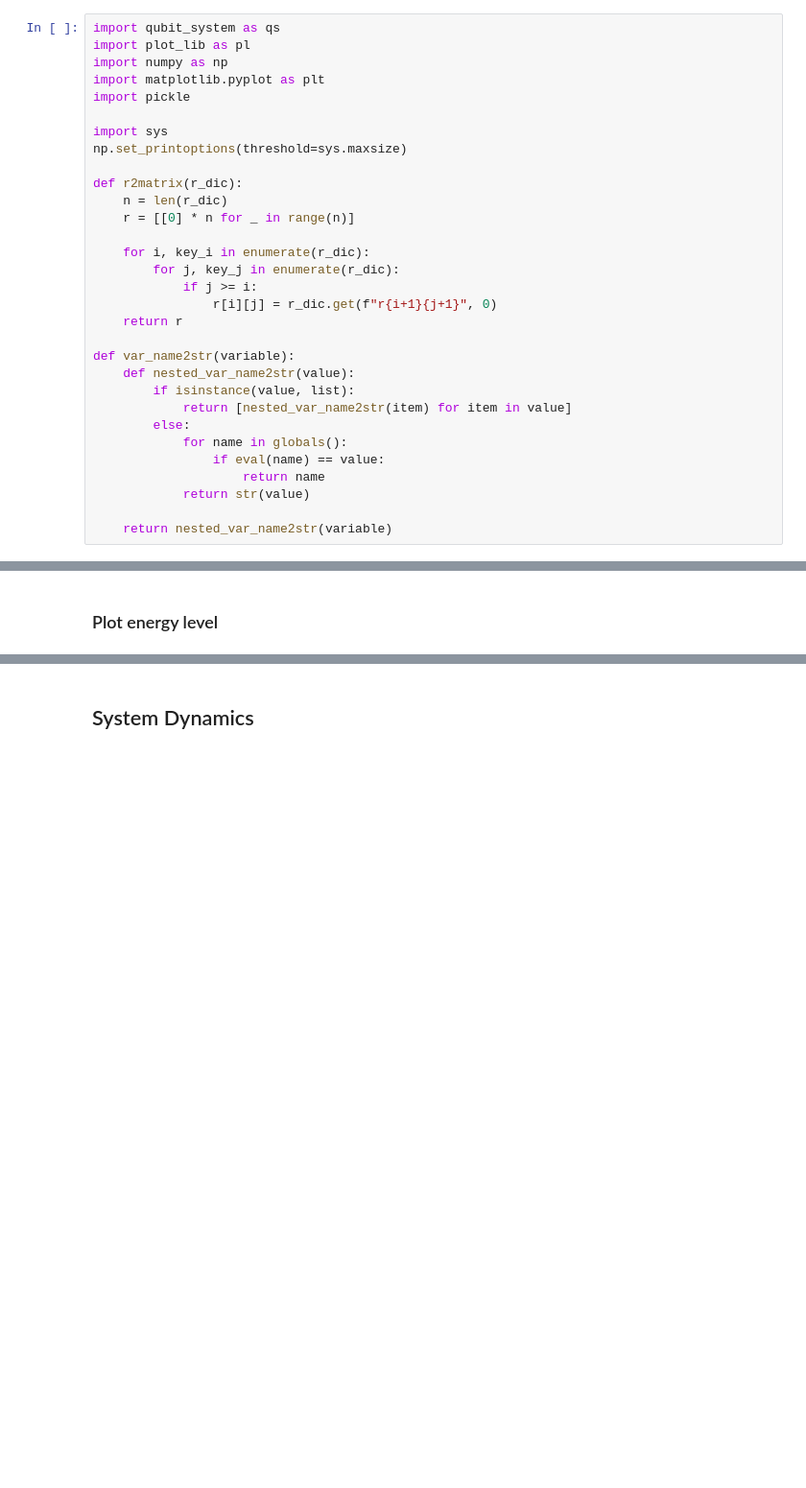
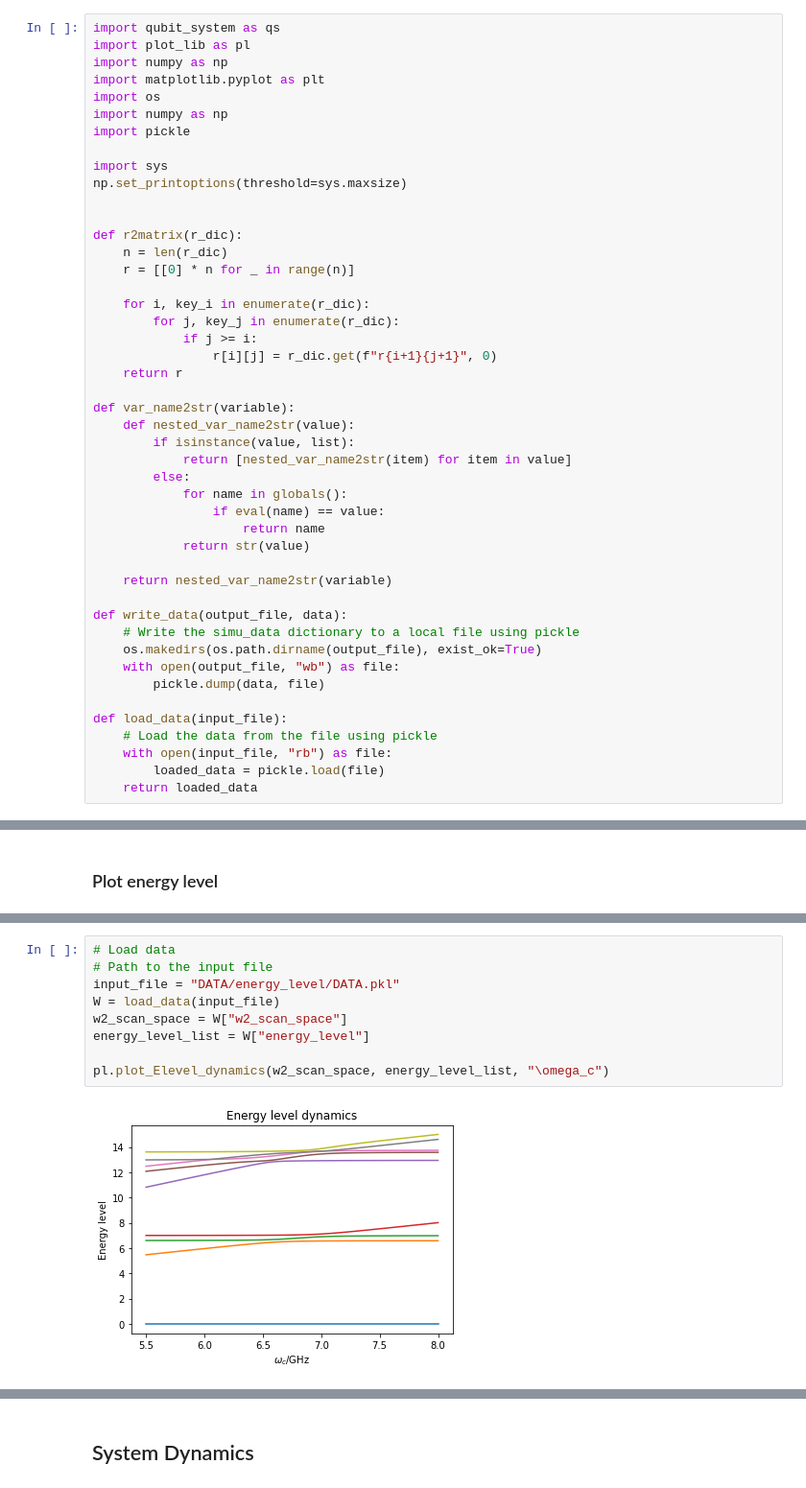
Before and after one commit to RunawayFancy/QuSim, a Jupyter notebook: reconstructed_enr_ver/debug.ipynb, the cells around one changed output, grey strips where cells are left out. Shown at 96% size. Saved outputs shown, nothing was run; the diff lists cells and outputs as text; blank space fills up the shorter version.

```diff
--- a/reconstructed_enr_ver/debug.ipynb
+++ b/reconstructed_enr_ver/debug.ipynb
@@ -5,10 +5,13 @@ import qubit_system as qs
 import plot_lib as pl
 import numpy as np
 import matplotlib.pyplot as plt
+import os
+import numpy as np
 import pickle
 
 import sys
 np.set_printoptions(threshold=sys.maxsize)
+
 
 def r2matrix(r_dic):
     n = len(r_dic)
@@ -31,6 +34,18 @@ def var_name2str(variable):
             return str(value)
 
     return nested_var_name2str(variable)
+
+def write_data(output_file, data):
+    # Write the simu_data dictionary to a local file using pickle
+    os.makedirs(os.path.dirname(output_file), exist_ok=True)
+    with open(output_file, "wb") as file:
+        pickle.dump(data, file)
+
+def load_data(input_file):
+    # Load the data from the file using pickle
+    with open(input_file, "rb") as file:
+        loaded_data = pickle.load(file)
+    return loaded_data
 # %% [markdown]
 ## Setup system
 # %% [markdown]
@@ -194,0 +221,11 @@ Text(0, 0.5, 'Energy level')
+# %%
+# Load data
+# Path to the input file
+input_file = "DATA/energy_level/DATA.pkl"
+W = load_data(input_file)
+w2_scan_space = W["w2_scan_space"]
+energy_level_list = W["energy_level"]
+
+pl.plot_Elevel_dynamics(w2_scan_space, energy_level_list, "\omega_c")
+# %% [output]
+[figure, added]
```
Also changed, not shown: parts of 11 cells of this notebook, 5 other files.
